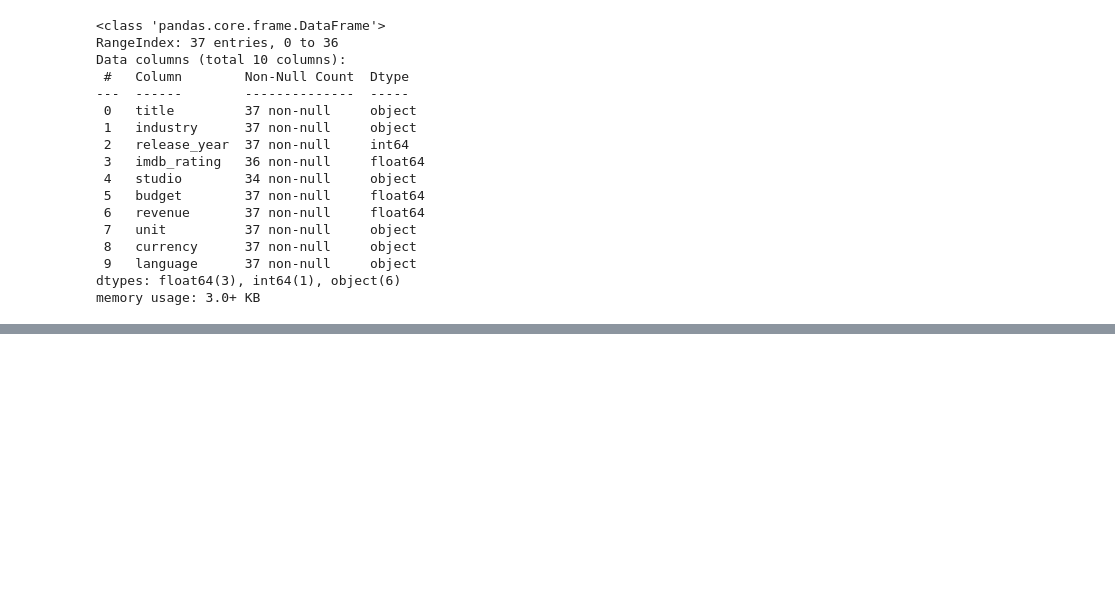
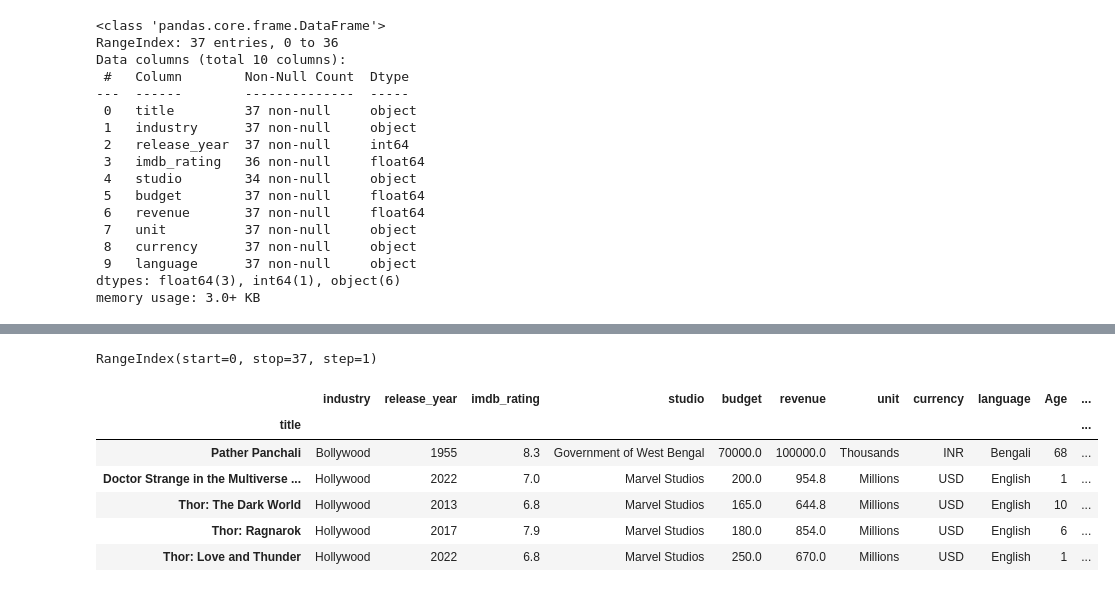
Before and after one commit to MDalamin5/Python-OOP, a Jupyter notebook: Python Libraries/Pandas/Data-Frem/intro.ipynb, the cells around one changed output, grey strips where cells are left out. Saved outputs shown, nothing was run; the diff lists cells and outputs as text; code cells hidden in the pictures; blank space fills up the shorter version.

Commit message:
Dataframe Done

```diff
--- a/Python Libraries/Pandas/Data-Frem/intro.ipynb
+++ b/Python Libraries/Pandas/Data-Frem/intro.ipynb
@@ -152,0 +159,3 @@ memory usage: 3.0+ KB
+# %%
+df["Age"] = df.apply(lambda x : 2023 - x['release_year'], axis=1)
+df.head(5)
@@ -152,0 +177,3 @@ memory usage: 3.0+ KB
+# %%
+df["profit"] = df.apply(lambda x : x['revenue'] - x['budget'], axis=1)
+df.head(4)
@@ -152,0 +186,15 @@ memory usage: 3.0+ KB
+# %%
+df.index
+# %% [output]
+RangeIndex(start=0, stop=37, step=1)
+# %%
+df.set_index('title', inplace=True)
+df.head(5)
+# %% [output]
+|  | industry | release_year | imdb_rating | studio | budget | revenue | unit | currency | language | Age | ... |
+| title |  |  |  |  |  |  |  |  |  |  | ... |
+| Pather Panchali | Bollywood | 1955 | 8.3 | Government of West Bengal | 70000.0 | 100000.0 | Thousands | INR | Bengali | 68 | ... |
+| Doctor Strange in the Multiverse ... | Hollywood | 2022 | 7.0 | Marvel Studios | 200.0 | 954.8 | Millions | USD | English | 1 | ... |
+| Thor: The Dark World | Hollywood | 2013 | 6.8 | Marvel Studios | 165.0 | 644.8 | Millions | USD | English | 10 | ... |
+| Thor: Ragnarok | Hollywood | 2017 | 7.9 | Marvel Studios | 180.0 | 854.0 | Millions | USD | English | 6 | ... |
+| Thor: Love and Thunder | Hollywood | 2022 | 6.8 | Marvel Studios | 250.0 | 670.0 | Millions | USD | English | 1 | ... |
```
Also changed, not shown: parts of 10 cells of this notebook.
